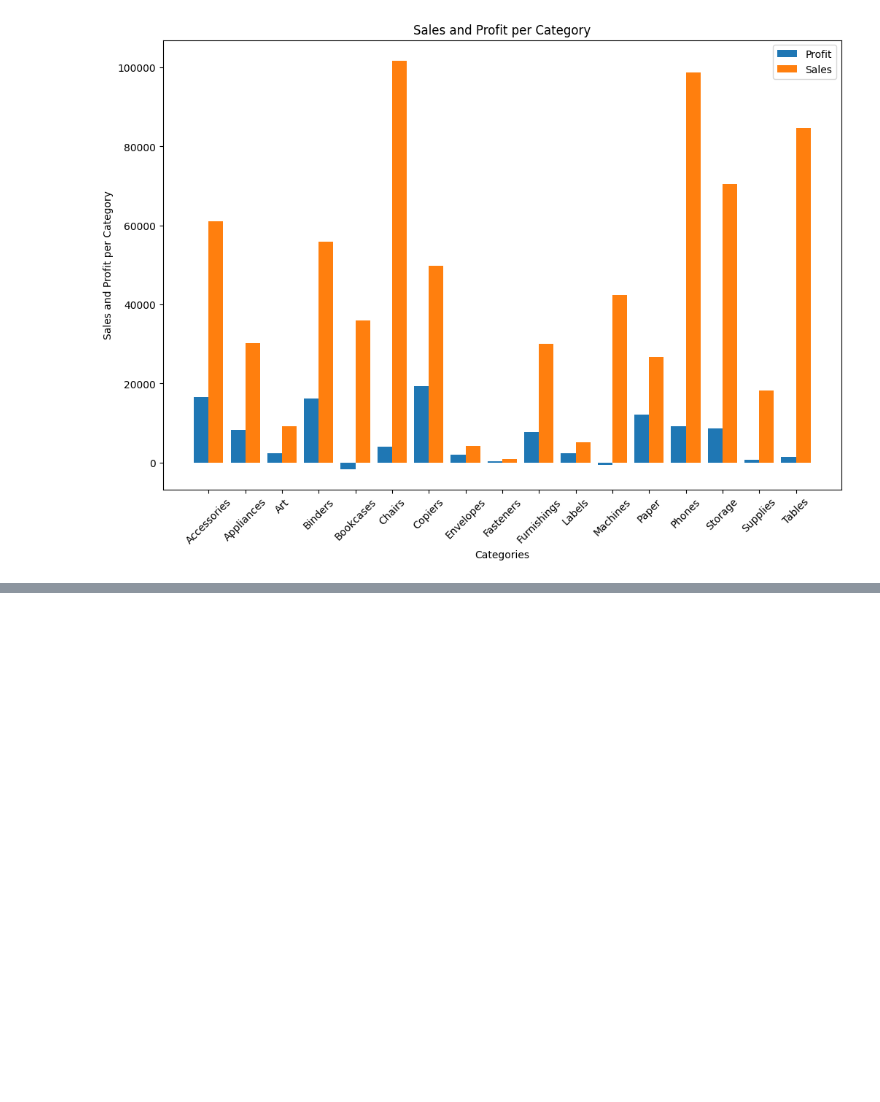
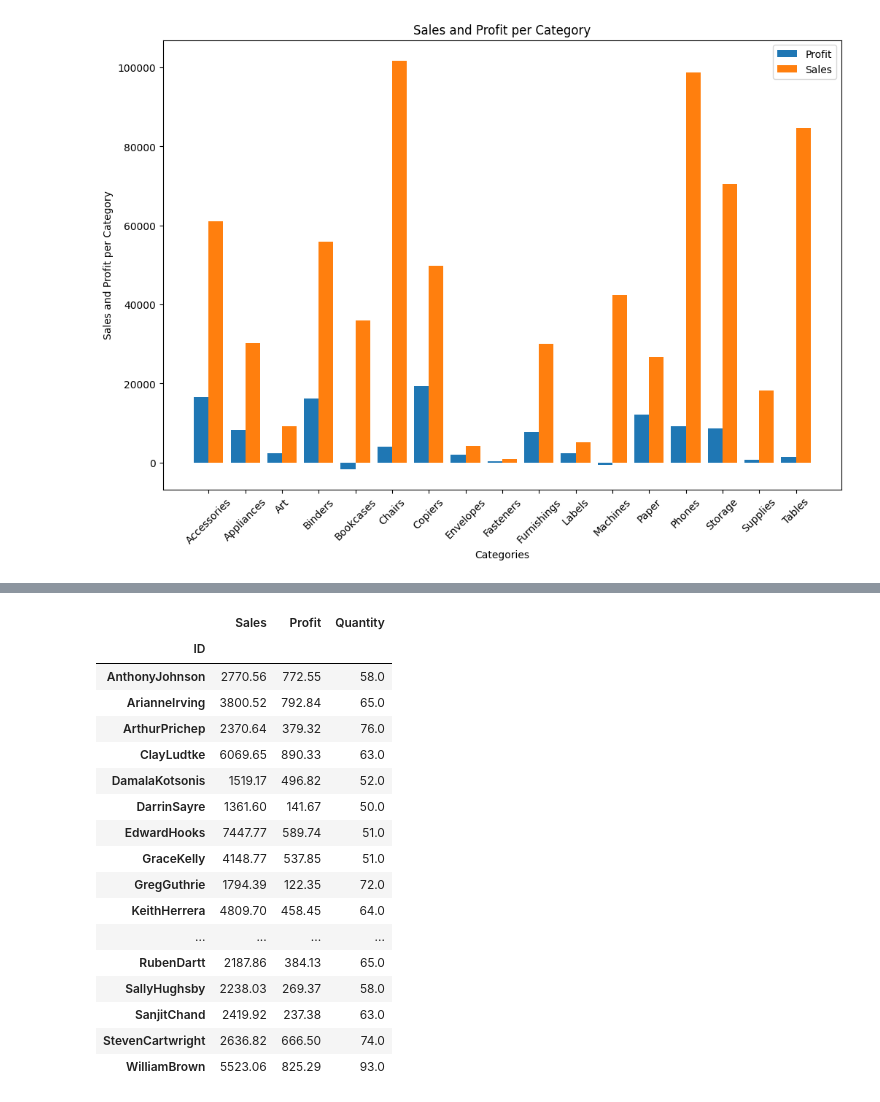
Before and after one commit to fereshteh-bahadory/Amazon-Product-Sale, a Jupyter notebook: amazon.ipynb, the cells around one changed output, grey strips where cells are left out. Saved outputs shown, nothing was run; the diff lists cells and outputs as text; code cells hidden in the pictures; blank space fills up the shorter version.

```diff
--- a/amazon.ipynb
+++ b/amazon.ipynb
@@ -495,0 +505,6 @@ plt.show()
+# %%
+customer_segment_analysis = amazon_customer.groupby(['ID']).agg({
+    'Sales': 'sum' ,
+    'Profit':'sum',
+    'Quantity':'sum'
+})
@@ -495,0 +548,22 @@ plt.show()
+# %%
+high_quantity_customers = customer_segment_analysis.loc[customer_total[customer_total > 49].index]
+high_quantity_customers
+# %% [output]
+|  | Sales | Profit | Quantity |
+| ID |  |  |  |
+| AnthonyJohnson | 2770.56 | 772.55 | 58.0 |
+| ArianneIrving | 3800.52 | 792.84 | 65.0 |
+| ArthurPrichep | 2370.64 | 379.32 | 76.0 |
+| ClayLudtke | 6069.65 | 890.33 | 63.0 |
+| DamalaKotsonis | 1519.17 | 496.82 | 52.0 |
+| DarrinSayre | 1361.60 | 141.67 | 50.0 |
+| EdwardHooks | 7447.77 | 589.74 | 51.0 |
+| GraceKelly | 4148.77 | 537.85 | 51.0 |
+| GregGuthrie | 1794.39 | 122.35 | 72.0 |
+| KeithHerrera | 4809.70 | 458.45 | 64.0 |
+| ... | ... | ... | ... |
+| RubenDartt | 2187.86 | 384.13 | 65.0 |
+| SallyHughsby | 2238.03 | 269.37 | 58.0 |
+| SanjitChand | 2419.92 | 237.38 | 63.0 |
+| StevenCartwright | 2636.82 | 666.50 | 74.0 |
+| WilliamBrown | 5523.06 | 825.29 | 93.0 |
```
Also changed, not shown: parts of 21 cells of this notebook.
